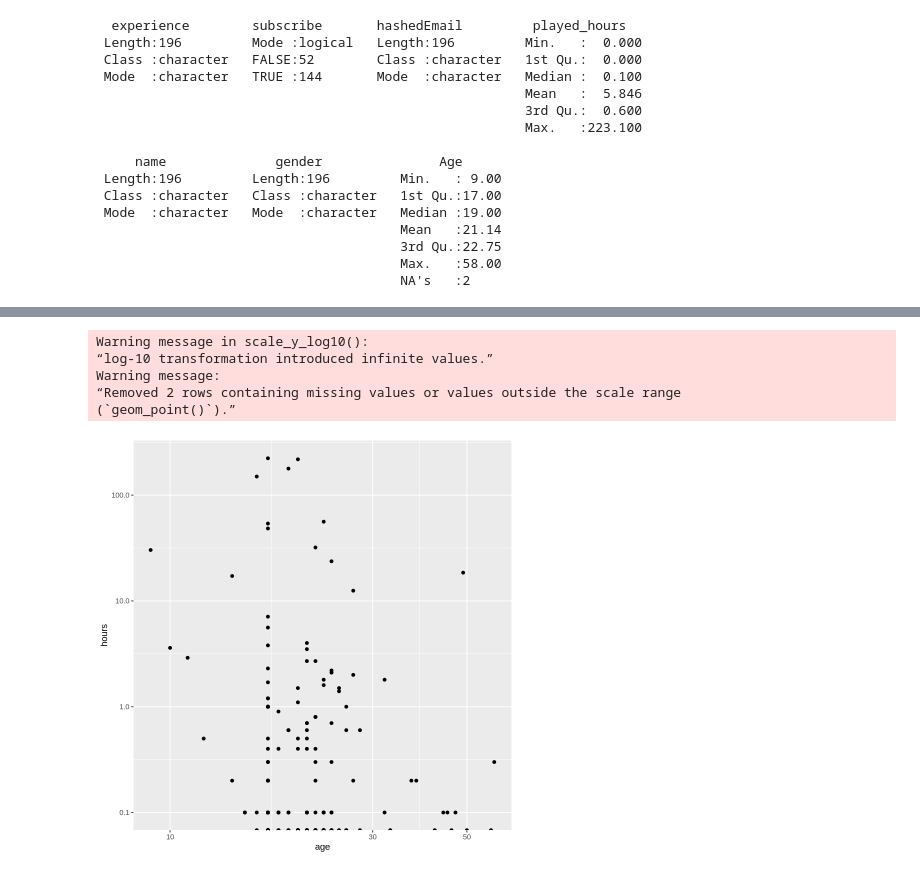
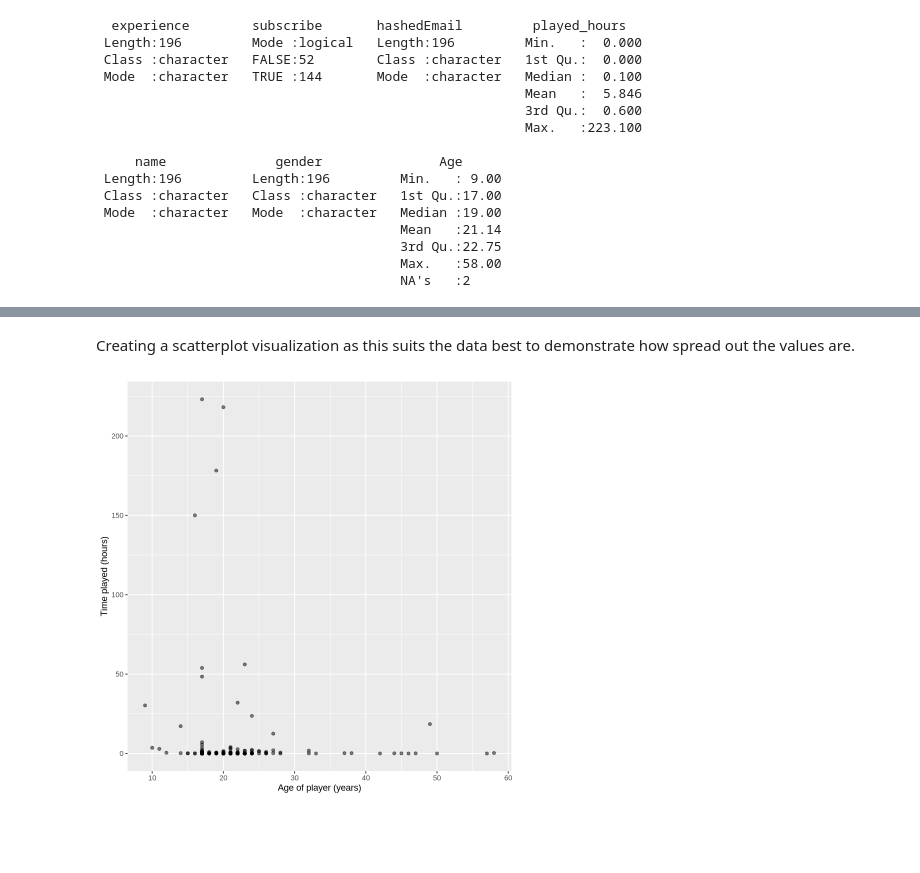
Before and after one commit to nat-ttt/1Individual-project, a Jupyter notebook: individual_project.ipynb, the cells around one changed output, grey strips where cells are left out. Saved outputs shown, nothing was run; the diff lists cells and outputs as text; code cells hidden in the pictures; blank space fills up the shorter version.

Commit message:
Finalizing changes
Fixed the the first two plots and finishing the 3rd, made edits to opening paragraph.

```diff
--- a/individual_project.ipynb
+++ b/individual_project.ipynb
@@ -99,7 +126,11 @@ psummary
 # %%
-#Selecting specific relevant variables in the dataset, hours and age
+#Selecting specific relevant variables in the dataset: hours and age
 selectedPlayer <- select(players, played_hours, Age)
 selectedPlayer
+
+#Removing the rows with 'NA' values in Age in order to tidy the data
+wrangled_player <- selectedPlayer |> drop_na()
+wrangled_player
 # %% [output]
 A data.frame: 196 × 2
 | played_hours | Age |
@@ -171,16 +173,12 @@ A tibble: 196 × 1
-# %%
-p1player <- ggplot(players, aes(x = Age, y = played_hours))+
-            geom_point() +
-            xlab("age") +
-            ylab("hours") +
-  scale_x_log10() +
-  scale_y_log10()
-
-p1player
-# %% [output]
-Warning message in scale_y_log10():
-“log-10 transformation introduced infinite values.”
-Warning message:
-“Removed 2 rows containing missing values or values outside the scale range
-(`geom_point()`).”
-[figure, removed]
+# %% [markdown]
+Creating a scatterplot visualization as this suits the data best to demonstrate how spread out the values are.
+# %%
+plot1_players <- wrangled_player |>
+    ggplot(aes(x = Age, y = played_hours)) +
+    geom_point(alpha = 0.5) +
+    xlab("Age of player (years)") +
+    ylab("Time played (hours)")
+
+plot1_players
+# %% [output]
+[figure, added]
```
Also changed, not shown: parts of 13 cells of this notebook.
